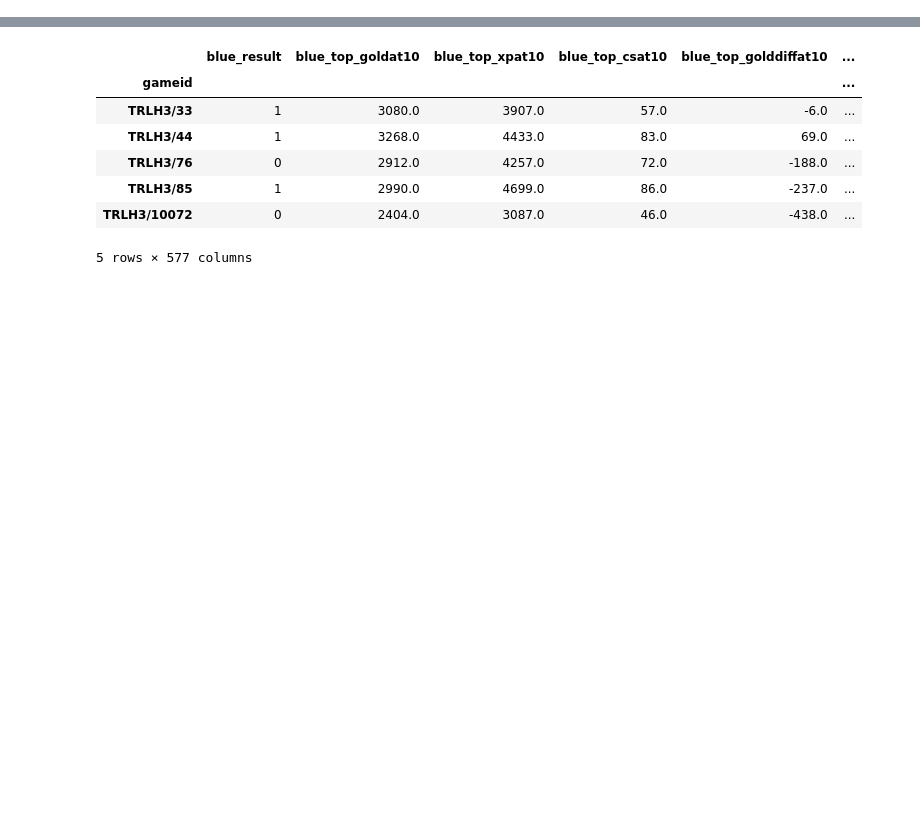
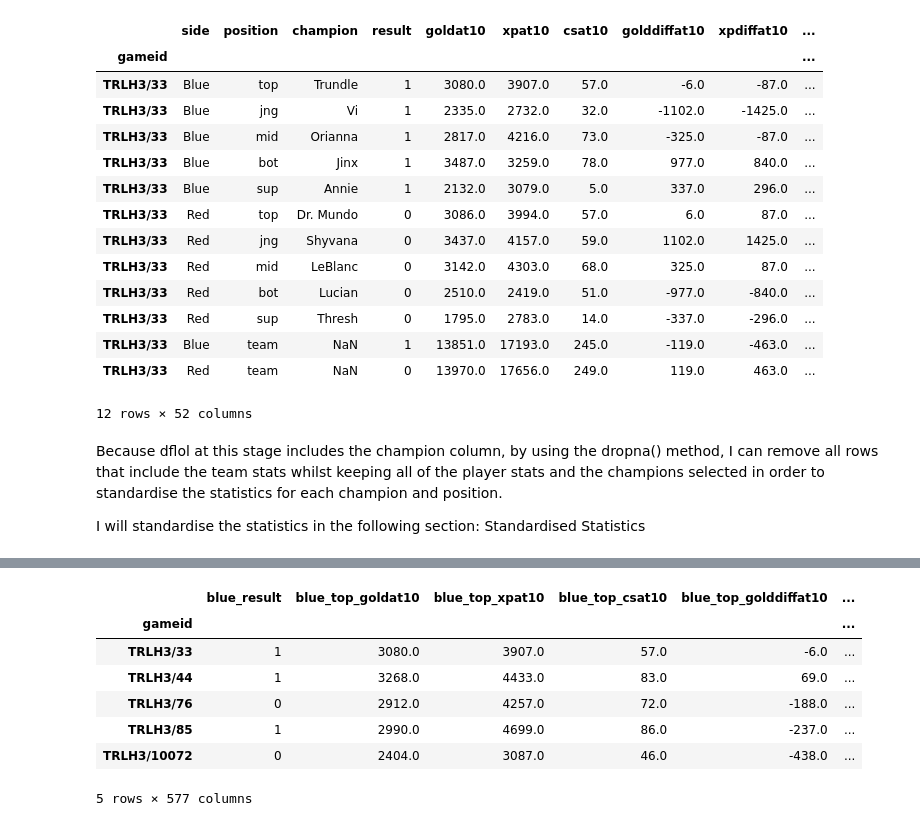
Before and after one commit to Samuel-Kelly-hub/Esports-Results-Project, a Jupyter notebook: LoL_Predictions.ipynb, the cells around one changed output, grey strips where cells are left out. Saved outputs shown, nothing was run; the diff lists cells and outputs as text; code cells hidden in the pictures; blank space fills up the shorter version.

```diff
--- a/LoL_Predictions.ipynb
+++ b/LoL_Predictions.ipynb
@@ -23,10 +46,36 @@ dflol = pd.read_pickle("dflol.pkl")
 dflol = dflol.drop(labels=["datacompleteness", "url", "league", "year", "split", "playoffs", "date", "game", "patch", "playername", "playerid", "teamname", "teamid", "ban1", "ban2", "ban3", "ban4", "ban5", "pick1", "pick2", "pick3", "pick4", "pick5", "gamelength", "teamkills", "teamdeaths", "chemtechs", "hextechs", "dragons (type unknown)", "void_grubs", "opp_void_grubs", "turretplates", "opp_turretplates", "elementaldrakes", "opp_elementaldrakes", "monsterkillsownjungle", "monsterkillsenemyjungle", "participantid", "firstdragon", "dragons", "opp_dragons", "infernals", "mountains", "clouds", "oceans", "elders", "opp_elders", "firstherald", "heralds", "opp_heralds", "firstbaron", "barons", "opp_barons", "firsttower", "towers", "opp_towers", "firstmidtower", "firsttothreetowers", "gspd", "gpr", "team kpm", "ckpm", "kills", "deaths", "assists", "doublekills", "triplekills", "quadrakills", "pentakills", "firstblood", "firstbloodkill", "firstbloodassist", "firstbloodvictim", "inhibitors", "opp_inhibitors", "damagetochampions", "dpm", "damageshare", "damagetakenperminute", "damagemitigatedperminute", "wardsplaced", "wpm", "wardskilled", "wcpm", "controlwardsbought", "visionscore", "vspm", "totalgold", "earnedgold", "earned gpm", "earnedgoldshare", "goldspent", "total cs", "minionkills", "monsterkills", "cspm"],
             axis=1)
 # %%
-# Create derivative columns and drop columns that are mirrored, like opponent stats.  These stats are duplicated because one team's opponent deaths is going to be identical to the other team's actual deaths.
 for time in ["10","15","20","25"]:
+    # Creating derivative columns
     dflol[f"killparticipationsat{time}"] = dflol[f"killsat{time}"] + dflol[f"assistsat{time}"]
     dflol[f"opp_killparticipationsat{time}"] = dflol[f"opp_killsat{time}"] + dflol[f"opp_assistsat{time}"]
     dflol[f"killparticipationsdiffat{time}"] = dflol[f"killparticipationsat{time}"] - dflol[f"opp_killparticipationsat{time}"]
     dflol[f"killdiffat{time}"] = dflol[f"killsat{time}"] - dflol[f"opp_killsat{time}"]
-    dflol = dflol.drop([f"opp_goldat{time}", f"opp_xpat{time}", f"opp_csat{time}", f"opp_killsat{time}", f"opp_assistsat{time}", f"opp_deathsat{time}", f"opp_killparticipationsat{time}"], axis=1)
+
+    # Dropping columns that are mirrored, like opponent stats.  These stats are duplicated because one team's opponent deaths (f"opp_deathsat{time}") is identical to the opponent team's deaths (f"deathsat{time}".
+    dflol = dflol.drop([f"opp_goldat{time}", f"opp_xpat{time}", f"opp_csat{time}",
+                        f"opp_killsat{time}", f"opp_assistsat{time}", f"opp_deathsat{time}",
+                        f"opp_killparticipationsat{time}"], axis=1)
+# %%
+dflol.head(12)
+# %% [output]
+|  | side | position | champion | result | goldat10 | xpat10 | csat10 | golddiffat10 | xpdiffat10 | ... |
+| gameid |  |  |  |  |  |  |  |  |  | ... |
+| TRLH3/33 | Blue | top | Trundle | 1 | 3080.0 | 3907.0 | 57.0 | -6.0 | -87.0 | ... |
+| TRLH3/33 | Blue | jng | Vi | 1 | 2335.0 | 2732.0 | 32.0 | -1102.0 | -1425.0 | ... |
+| TRLH3/33 | Blue | mid | Orianna | 1 | 2817.0 | 4216.0 | 73.0 | -325.0 | -87.0 | ... |
+| TRLH3/33 | Blue | bot | Jinx | 1 | 3487.0 | 3259.0 | 78.0 | 977.0 | 840.0 | ... |
+| TRLH3/33 | Blue | sup | Annie | 1 | 2132.0 | 3079.0 | 5.0 | 337.0 | 296.0 | ... |
+| TRLH3/33 | Red | top | Dr. Mundo | 0 | 3086.0 | 3994.0 | 57.0 | 6.0 | 87.0 | ... |
+| TRLH3/33 | Red | jng | Shyvana | 0 | 3437.0 | 4157.0 | 59.0 | 1102.0 | 1425.0 | ... |
+| TRLH3/33 | Red | mid | LeBlanc | 0 | 3142.0 | 4303.0 | 68.0 | 325.0 | 87.0 | ... |
+| TRLH3/33 | Red | bot | Lucian | 0 | 2510.0 | 2419.0 | 51.0 | -977.0 | -840.0 | ... |
+| TRLH3/33 | Red | sup | Thresh | 0 | 1795.0 | 2783.0 | 14.0 | -337.0 | -296.0 | ... |
+| TRLH3/33 | Blue | team | NaN | 1 | 13851.0 | 17193.0 | 245.0 | -119.0 | -463.0 | ... |
+| TRLH3/33 | Red | team | NaN | 0 | 13970.0 | 17656.0 | 249.0 | 119.0 | 463.0 | ... |
+12 rows × 52 columns
+# %% [markdown]
+Because dflol at this stage includes the champion column, by using the dropna() method, I can remove all rows that include the team stats whilst keeping all of the player stats and the champions selected in order to standardise the statistics for each champion and position.
+
+I will standardise the statistics in the following section: Standardised Statistics
```
Also changed, not shown: parts of 75 cells of this notebook.
